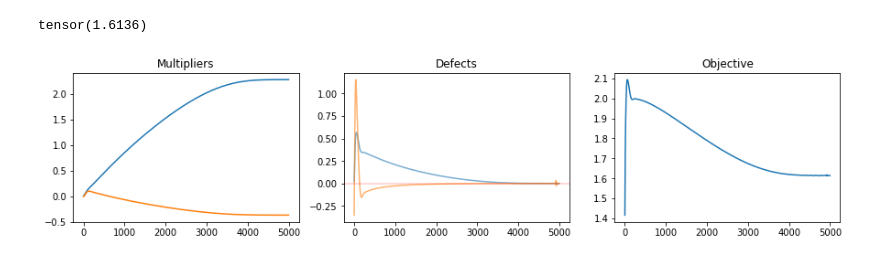
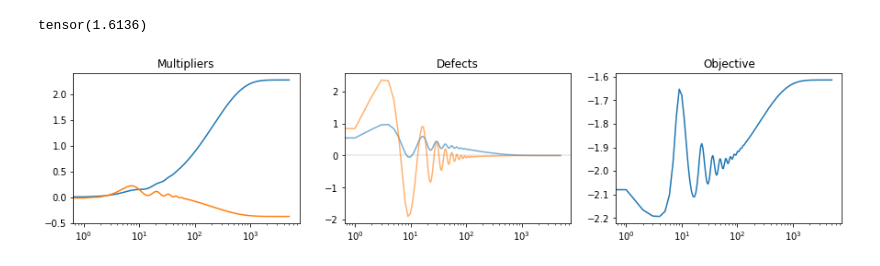
Before and after one commit to cooper-org/cooper, a Jupyter notebook: tutorials/max_entropy.ipynb, the cells around one changed output. Drawn from its saved outputs; the diff is of its cells as text; code cells hidden in the pictures.

Commit message:
Progress on max_entropy tutorial: use ExtraSGD. Incorporate logger.

```diff
--- a/tutorials/max_entropy.ipynb
+++ b/tutorials/max_entropy.ipynb
@@ -67,7 +65,9 @@ coop = cooper.ConstrainedOptimizer(
     dual_optimizer=dual_optimizer,
 )
 # %%
-state_history = OrderedDict()
+state_history = tutorial_utils.StateLogger(
+    save_metrics=["loss", "eq_defect", "eq_multipliers"]
+)
 
 for iter_num in range(5000):
 
@@ -76,12 +76,9 @@ for iter_num in range(5000):
     formulation.custom_backward(lagrangian)
     coop.step(cmp.closure, model)
 
-    if iter_num % 5 == 0:
-        state_history[iter_num] = {
-            "cmp": cmp.state,
-            "dual": copy(formulation.state()),
-            "params": copy(model.p),
-        }
+    # Store optimization metrics at each step
+    partial_dict = {"params": copy.deepcopy(model.p.data)}
+    state_history.store_metrics(formulation, iter_num, partial_dict)
 
 print(cmp.state)
 # %% [output]
@@ -107,16 +93,19 @@ eq_defect_hist = np.stack(
 # %%
+all_metrics = state_history.unpack_stored_metrics()
+
 fig, (ax0, ax1, ax2) = plt.subplots(nrows=1, ncols=3, sharex=True, figsize=(15, 3))
 
-ax0.plot(iters, mult_hist.T)
+ax0.plot(all_metrics["iters"], np.stack(all_metrics["eq_multipliers"]))
 ax0.set_title("Multipliers")
 
-ax1.plot(iters, eq_defect_hist.T, alpha=0.6)
-ax1.axhline(0.0, c="r", alpha=0.2)
+ax1.plot(all_metrics["iters"], np.stack(all_metrics["eq_defect"]), alpha=0.6)
+ax1.axhline(0.0, c="gray", alpha=0.2)
 ax1.set_title("Defects")
 
-ax2.plot(iters, loss_history)
+ax2.plot(all_metrics["iters"], all_metrics["loss"])
 ax2.set_title("Objective")
 
+[_.semilogx() for _ in (ax0, ax1, ax2)]
 plt.show()
 # %% [output]
-[figure, old version]
+[figure, new version]
```
Also changed, not shown: parts of 5 cells of this notebook.
